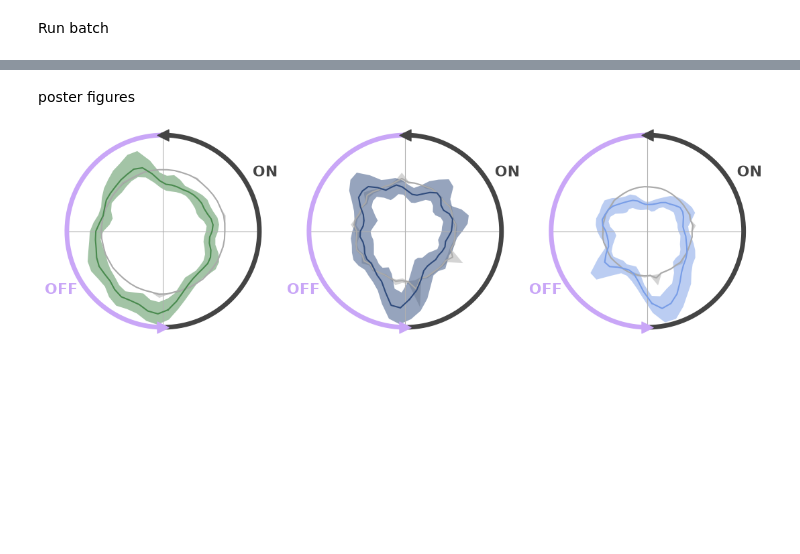
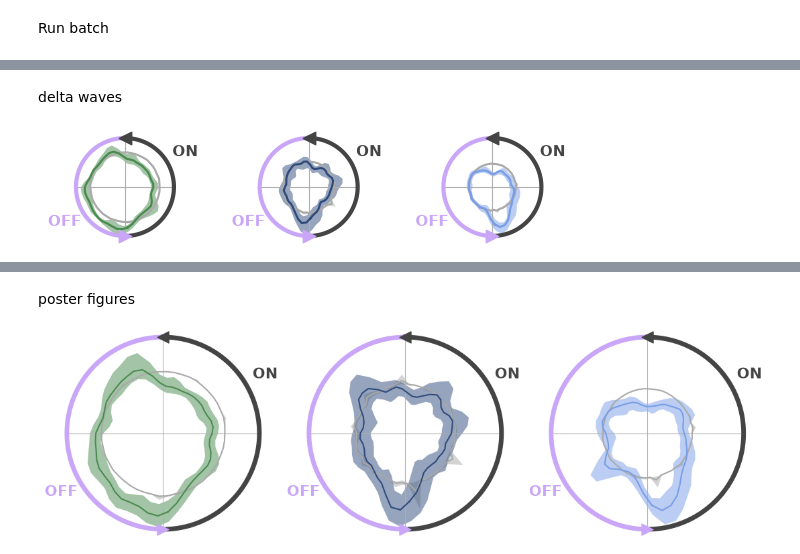
Before and after one commit to pietro-bozzo/NRCode, a Jupyter notebook: Python/Final/HpcPfcEntrainment.ipynb, the cells around one changed output, grey strips where cells are left out. Saved outputs shown, nothing was run; the diff lists cells and outputs as text; code cells hidden in the pictures; blank space fills up the shorter version.

```diff
--- a/Python/Final/HpcPfcEntrainment.ipynb
+++ b/Python/Final/HpcPfcEntrainment.ipynb
@@ -22,16 +22,18 @@ def _eventISAPhase(session,when='sleep.*#0',events=None,n_bins=100,shuffle=0):
 
     events, is_coupl, is_isa = isau.loadHpcPfcEvents(session, names=events, regions=R, coupl=True, isa=isa, sleep=R.eventIntervals('sws'))
     if 'down' in events and 'deltaWaves' in events: events.pop('down')
+    coupl_names = ['ripples','deltas_rip','deltas_spin','spindles']
+    is_isa['deltas_rip'] = is_isa['deltaWaves']; is_isa['deltas_spin'] = is_isa['deltaWaves']
 
     # coupling probability in ISA / nISA
-    prob_all = np.full((len(events),2),np.nan) # (events, isa)
-    for i, e in enumerate(events):
+    prob_all = np.full((len(coupl_names),2),np.nan) # (events, isa)
+    for i, e in enumerate(coupl_names):
         for a in range(2):
             prob_all[i,a] = np.mean(is_coupl[e][is_isa[e] == a])
 
     # keep only events in ISA
     events = {e: events[e][is_isa[e] == 0] for e in events}
-    is_coupl = {e: is_coupl[e][is_isa[e] == 0] for e in events}
+    is_coupl = {e: is_coupl[e][is_isa[e] == 0] for e in coupl_names}
 
     # phase of ISA
     isa_phase, on_fraction = isau.ISPhase({0: on[:,0], 2*np.pi: isa[:,1], np.pi: on[:,1]},isa=isa)
@@ -58,7 +60,7 @@ def _eventISAPhase(session,when='sleep.*#0',events=None,n_bins=100,shuffle=0):
     dist = np.full((len(events),n_bins,shuffle+1),np.nan) # (events, phase, shuffle)
     dist_transformed = np.full((len(events),n_bins,shuffle+1),np.nan) # (events, phase, shuffle)
     kuramoto = np.full((len(events),2,shuffle+1),np.nan) # (events, value, shuffle)
-    probability = np.full((len(events),n_bins),np.nan) # (events, phase)
+    #probability = np.full((len(events),n_bins),np.nan) # (events, phase)
     for i, e in enumerate(events):
 
         event_t = events[e] # (times,)
@@ -80,24 +82,24 @@ def _eventISAPhase(session,when='sleep.*#0',events=None,n_bins=100,shuffle=0):
         dist_transformed[i] = histVectorized(u)
 
         # coupling probability
-        bin_idx = np.clip((phases_flat[:n_times] / bin_width).astype(int), 0, n_bins-1)
-        counts = np.bincount(bin_idx, minlength=n_bins)
-        sums = np.bincount(bin_idx, weights=is_coupl[e], minlength=n_bins)
-        probability[i] = np.divide(sums, counts, out=np.full_like(sums,np.nan,dtype=float), where=counts != 0)
+        #bin_idx = np.clip((phases_flat[:n_times] / bin_width).astype(int), 0, n_bins-1)
+        #counts = np.bincount(bin_idx, minlength=n_bins)
+        #sums = np.bincount(bin_idx, weights=is_coupl[e], minlength=n_bins)
+        #probability[i] = np.divide(sums, counts, out=np.full_like(sums,np.nan,dtype=float), where=counts != 0)
 
     tuning_curve = dist / isa_dist[None,:,None]
 
     dist = xr.DataArray(dist,dims=['ev','phi','shuf'],coords={'ev': list(events.keys()), 'phi': centers, 'shuf': [False]+[True]*shuffle, 'rat': int(R.rat)})
     tuning_curve = xr.DataArray(tuning_curve,dims=['ev','phi','shuf'],coords={'ev': list(events.keys()), 'phi': centers, 'shuf': [False]+[True]*shuffle, 'rat': int(R.rat)})
     dist_transformed = xr.DataArray(dist_transformed,dims=['ev','phi','shuf'],coords={'ev': list(events.keys()), 'phi': centers, 'shuf': [False]+[True]*shuffle, 'rat': int(R.rat)}) # 'p': ('event', p),
-    probability = xr.DataArray(probability,dims=['ev','phi'],coords={'ev': list(events.keys()), 'phi': centers, 'rat': int(R.rat)})
-    prob_all =  xr.DataArray(prob_all,dims=['ev','isa'],coords={'ev': list(events.keys()), 'isa': [True,False], 'rat': int(R.rat)})
+    #probability = xr.DataArray(probability,dims=['ev','phi'],coords={'ev': list(events.keys()), 'phi': centers, 'rat': int(R.rat)})
+    prob_all =  xr.DataArray(prob_all,dims=['ev','isa'],coords={'ev': coupl_names, 'isa': [True,False], 'rat': int(R.rat), 'base':R.basename, 'dur':np.sum(np.diff(isa)), 'n':len(R.units('pfc'))})
 
     p_val = fma.analysis.MCpValue(kuramoto[:,0,1:].T,kuramoto[:,0,0]) # Monte Carlo p-value
     kuramoto[:,1] = np.mod(kuramoto[:,1],2*np.pi) # remap psi in [0, 2pi]
     kuramoto = xr.DataArray(kuramoto,dims=['ev','val','shuf'],coords={'ev': list(events.keys()), 'MC': ('ev', p_val), 'val': ['R','psi'], 'shuf': [False]+[True]*shuffle, 'rat': int(R.rat)})
 
-    return kuramoto, dist, tuning_curve, dist_transformed, probability, prob_all, isa_phase
+    return kuramoto, dist, tuning_curve, dist_transformed, prob_all, isa_phase # probability,
 # %%
 session = fma.data.readBatchFile(batch_file)[0][15]
 print(session)
@@ -137,12 +133,12 @@ for i, e in enumerate(dist_transformed.ev.values):
 # %% [markdown]
 Run batch
 # %%
-kuramoto, dist, tuning_curve, dist_transformed, probability, prob_all, isa_phase  = fma.data.runBatch(batch_file,_eventISAPhase,kwargs={'n_bins': 50, 'shuffle': 1000},parallel=True)
+kuramoto, dist, tuning_curve, dist_transformed, prob_all, isa_phase = fma.data.runBatch(batch_file,_eventISAPhase,kwargs={'events':['ripples','deltaWaves','spindles'], 'n_bins':50, 'shuffle':1000},parallel=True)
 dist_transformed_cat = xr.concat([d for d in dist_transformed if d is not None],dim='rat',join='outer')
 dist_transformed_avg = dist_transformed_cat.groupby('rat').mean(dim='rat',skipna=True)
 tuning_curve_cat = xr.concat([d for d in tuning_curve if d is not None],dim='rat',join='outer')
 tuning_curve_avg = tuning_curve_cat.groupby('rat').mean(dim='rat',skipna=True)
 kuramoto_cat = xr.concat([d for d in kuramoto if d is not None],dim='rat',coords='different',join='outer')
-probability_cat = xr.concat([d for d in probability if d is not None],dim='rat',join='outer')
 prob_all_cat = xr.concat([d for d in prob_all if d is not None],dim='rat',join='outer')
+events = ('ripples','deltaWaves','spindles')
 # %% [output]
@@ -167,3 +163,16 @@ Batch completed with 18 errors, 2026-09-10 18:15:26.050055
 # statistical test
 p_val = {e: fma.analysis.maxStatisticTest(kuramoto_cat.sel(ev=e,val='R',shuf=False).values[:,None], kuramoto_cat.sel(ev=e,val='R',shuf=True).values[:,None],
                                           group=kuramoto_cat.rat) for e in kuramoto_cat.ev.values}
+# %% [markdown]
+delta waves
+# %%
+# entrainment
+fig, ax = fma.plotting.makeFigure(n=(1,3),size=(14,2.7),projection='polar')
+for i, e in enumerate(events):
+    tc = tuning_curve_avg.sel(ev=e)
+    fma.plotting.semPlot(tc.phi,tc.sel(shuf=True).mean(dim='shuf'),polar=True,color=isau.paperColors('shuffle'),ax=ax[i])
+    fma.plotting.semPlot(tc.phi,tc.sel(shuf=False),polar=True,color=isau.paperColors(e),ax=ax[i],smooth=1)
+isau.ISAxes(ax)
+do_save and fma.plotting.saveFigure(fig,froot / 'oscill_entrain',['png','svg'])
+# %% [output]
+[figure, added]
```
Also changed, not shown: parts of 16 cells of this notebook, 14 other files.
